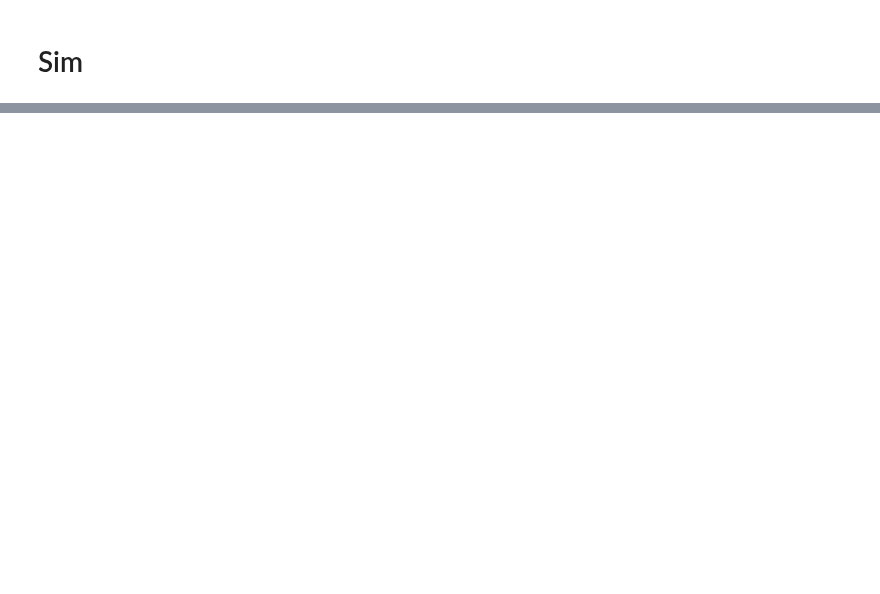
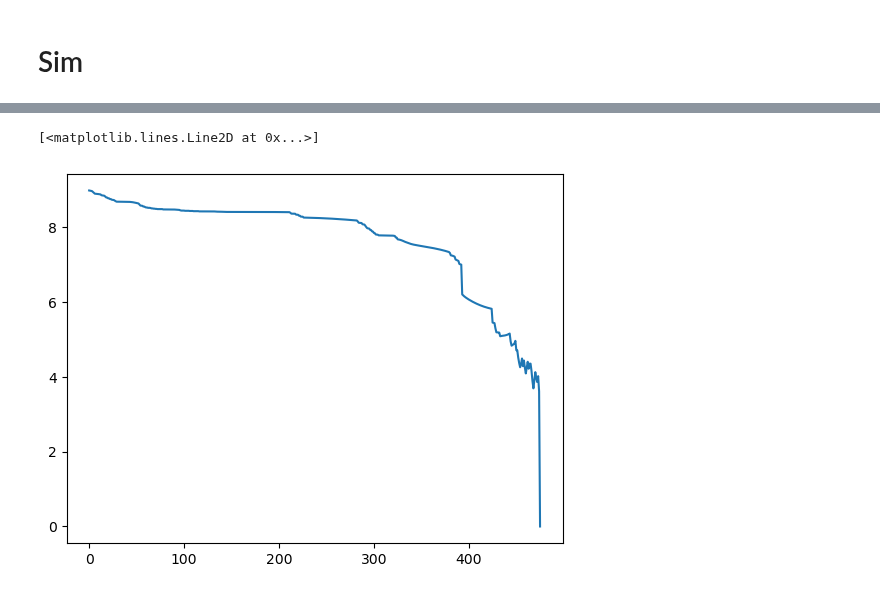
Before and after one commit to PimLb/POMDP_PBVI_Exploration, a Jupyter notebook: Experiments/Olfactory Navigation/Olfactory_Alternation_Paper.ipynb, the cells around one changed output, grey strips where cells are left out. Drawn from its saved outputs; the diff is of its cells as text; code cells hidden in the pictures; blank space fills up the shorter version.

```diff
--- a/Experiments/Olfactory Navigation/Olfactory_Alternation_Paper.ipynb
+++ b/Experiments/Olfactory Navigation/Olfactory_Alternation_Paper.ipynb
@@ -219,0 +261,7 @@ Video saved at 'Sim Videos/s22021-a6-20231113_182627.mp4'...
+# %%
+ents = [entropy(b.values) for b in sim_hist.beliefs]
+# %%
+plt.plot(np.arange(len(ents)), ents)
+# %% [output]
+[<matplotlib.lines.Line2D at 0x...>]
+[figure, added]
```
Also changed, not shown: parts of 17 cells of this notebook, 1 other file.
